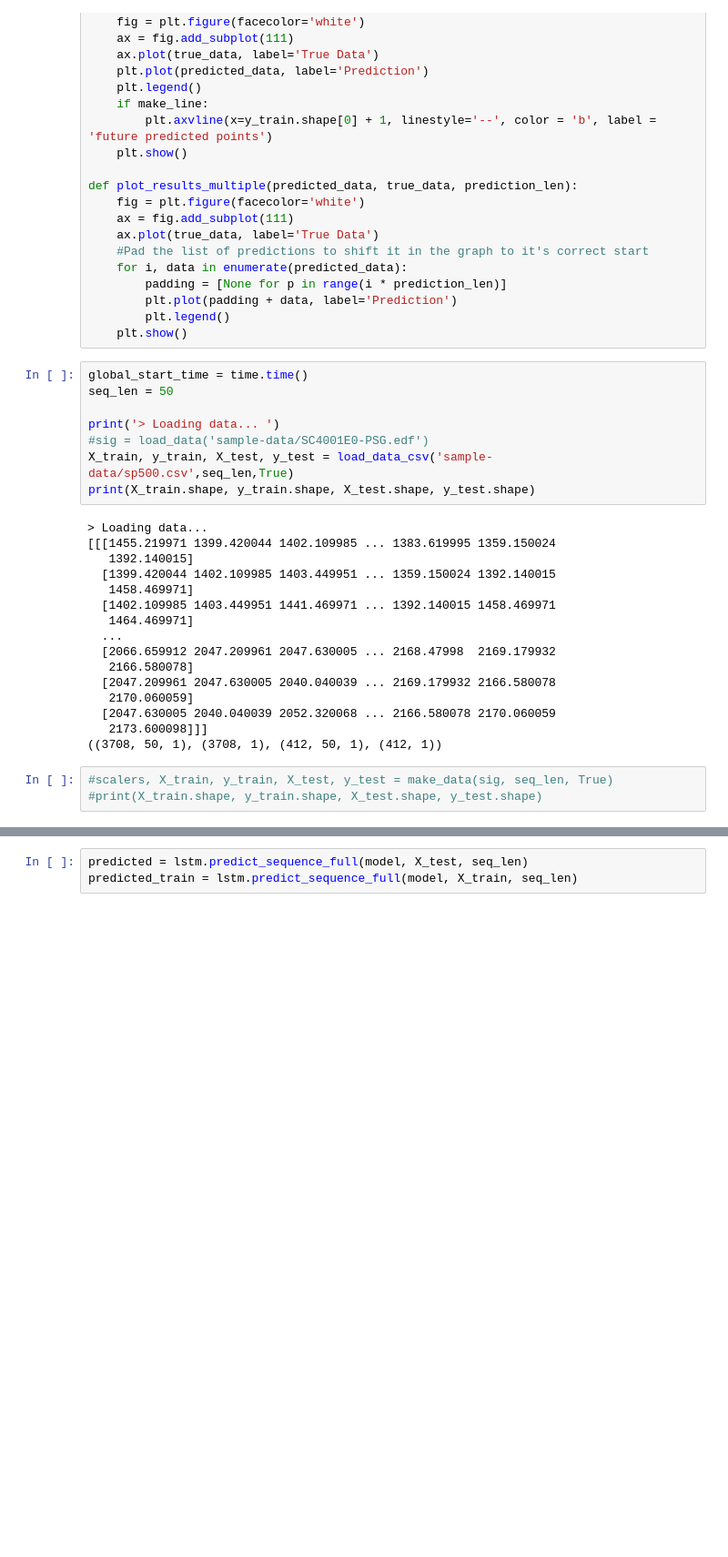
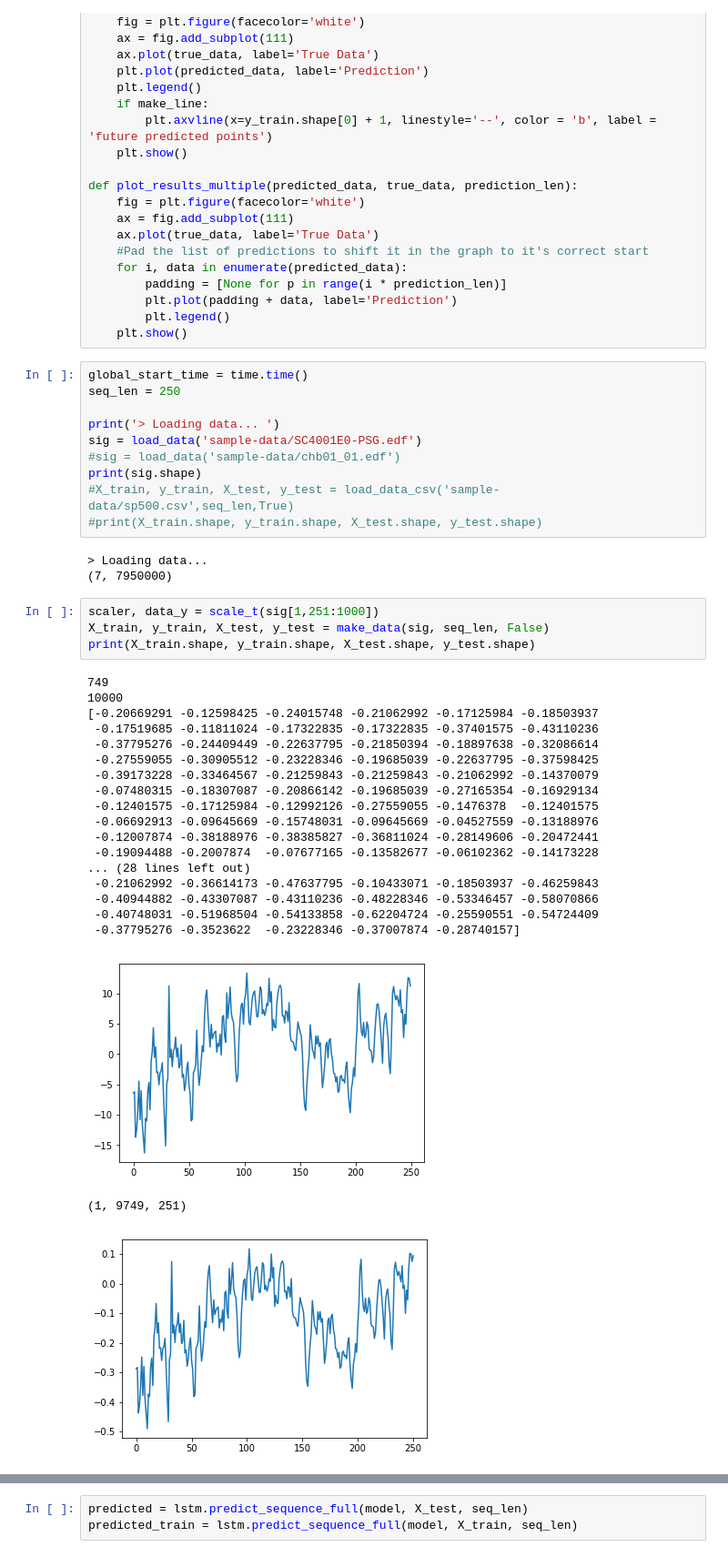
Before and after one commit to ktsimring/final-project, a Jupyter notebook: LSTM/LSTM New Implementation 2 RMS Optimizer.ipynb, the cells around one changed output, grey strips where cells are left out. Shown at 91% size. Saved outputs shown, nothing was run; the diff lists cells and outputs as text; blank space fills up the shorter version.

```diff
--- a/LSTM/LSTM New Implementation 2 RMS Optimizer.ipynb
+++ b/LSTM/LSTM New Implementation 2 RMS Optimizer.ipynb
@@ -289,28 +290,39 @@ def plot_results_multiple(predicted_data, true_data, prediction_len):
     plt.show()
 # %%
 global_start_time = time.time()
-seq_len = 50
+seq_len = 250
 
 print('> Loading data... ')
-#sig = load_data('sample-data/SC4001E0-PSG.edf')
-X_train, y_train, X_test, y_test = load_data_csv('sample-data/sp500.csv',seq_len,True)
-print(X_train.shape, y_train.shape, X_test.shape, y_test.shape)
+sig = load_data('sample-data/SC4001E0-PSG.edf')
+#sig = load_data('sample-data/chb01_01.edf')
+print(sig.shape)
+#X_train, y_train, X_test, y_test = load_data_csv('sample-data/sp500.csv',seq_len,True)
+#print(X_train.shape, y_train.shape, X_test.shape, y_test.shape)
 # %% [output]
 > Loading data...
-[[[1455.219971 1399.420044 1402.109985 ... 1383.619995 1359.150024
-   1392.140015]
-  [1399.420044 1402.109985 1403.449951 ... 1359.150024 1392.140015
-   1458.469971]
-  [1402.109985 1403.449951 1441.469971 ... 1392.140015 1458.469971
-   1464.469971]
-  ...
-  [2066.659912 2047.209961 2047.630005 ... 2168.47998  2169.179932
-   2166.580078]
-  [2047.209961 2047.630005 2040.040039 ... 2169.179932 2166.580078
-   2170.060059]
-  [2047.630005 2040.040039 2052.320068 ... 2166.580078 2170.060059
-   2173.600098]]]
-((3708, 50, 1), (3708, 1), (412, 50, 1), (412, 1))
+(7, 7950000)
 # %%
-#scalers, X_train, y_train, X_test, y_test = make_data(sig, seq_len, True)
-#print(X_train.shape, y_train.shape, X_test.shape, y_test.shape)
+scaler, data_y = scale_t(sig[1,251:1000])
+X_train, y_train, X_test, y_test = make_data(sig, seq_len, False)
+print(X_train.shape, y_train.shape, X_test.shape, y_test.shape)
+# %% [output]
+749
+10000
+[-0.20669291 -0.12598425 -0.24015748 -0.21062992 -0.17125984 -0.18503937
+ -0.17519685 -0.11811024 -0.17322835 -0.17322835 -0.37401575 -0.43110236
+ -0.37795276 -0.24409449 -0.22637795 -0.21850394 -0.18897638 -0.32086614
+ -0.27559055 -0.30905512 -0.23228346 -0.19685039 -0.22637795 -0.37598425
+ -0.39173228 -0.33464567 -0.21259843 -0.21259843 -0.21062992 -0.14370079
+ -0.07480315 -0.18307087 -0.20866142 -0.19685039 -0.27165354 -0.16929134
+ -0.12401575 -0.17125984 -0.12992126 -0.27559055 -0.1476378  -0.12401575
+ -0.06692913 -0.09645669 -0.15748031 -0.09645669 -0.04527559 -0.13188976
+ -0.12007874 -0.38188976 -0.38385827 -0.36811024 -0.28149606 -0.20472441
+ -0.19094488 -0.2007874  -0.07677165 -0.13582677 -0.06102362 -0.14173228
+... (28 lines left out)
+ -0.21062992 -0.36614173 -0.47637795 -0.10433071 -0.18503937 -0.46259843
+ -0.40944882 -0.43307087 -0.43110236 -0.48228346 -0.53346457 -0.58070866
+ -0.40748031 -0.51968504 -0.54133858 -0.62204724 -0.25590551 -0.54724409
+ -0.37795276 -0.3523622  -0.23228346 -0.37007874 -0.28740157]
+[figure, added]
+(1, 9749, 251)
+[figure, added]
```
Also changed, not shown: parts of 18 cells of this notebook.
